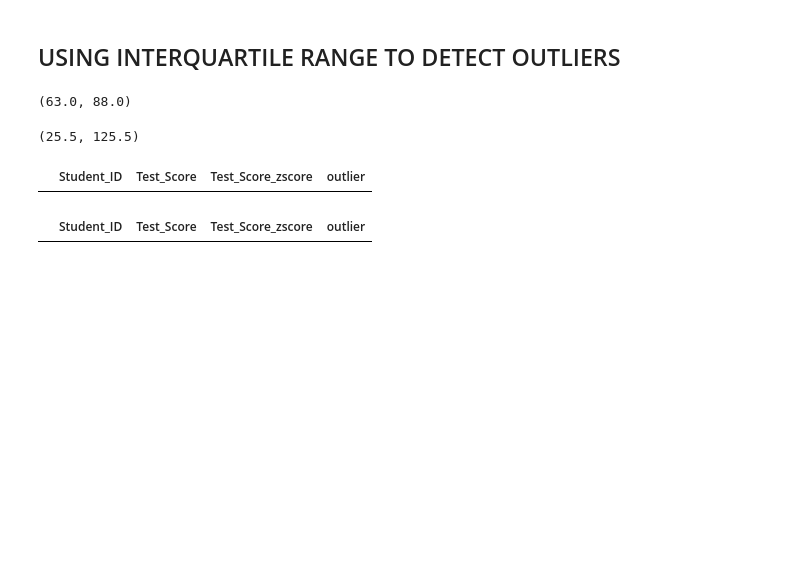
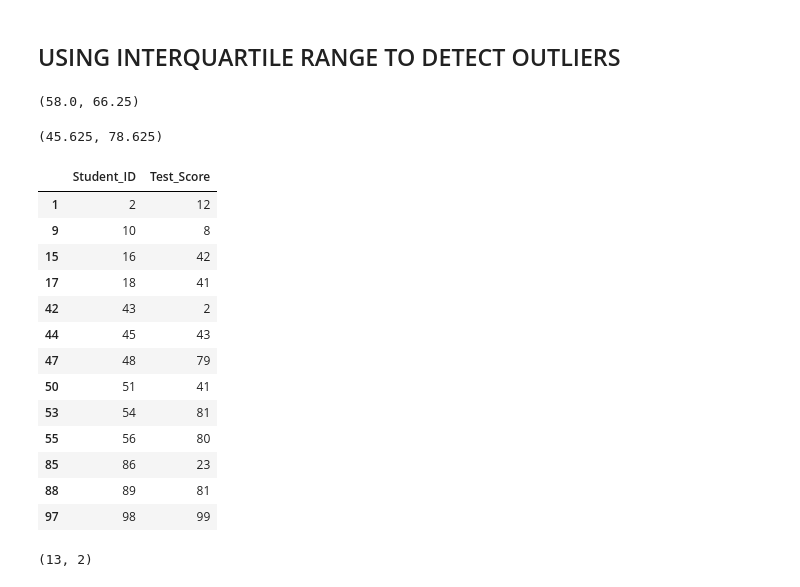
Before and after one commit to Samsonasumu/PYTHON-DATA-SCIENCE, a Jupyter notebook: outliers.ipynb, the cells around one changed output. Cells and saved outputs as stored; diff of their text form; code cells hidden in the pictures; blank space fills up the shorter version.

```diff
--- a/outliers.ipynb
+++ b/outliers.ipynb
@@ -76,9 +73,11 @@ df.loc[df.outlier==1]
+# %%
+df_q = pd.read_csv("/content/grades (1).csv")
 # %%
-Q1= df.Test_Score.quantile(0.25)
-Q3= df.Test_Score.quantile(0.75)
+Q1= df_q.Test_Score.quantile(0.25)
+Q3= df_q.Test_Score.quantile(0.75)
 Q1, Q3
 # %% [output]
-(63.0, 88.0)
+(58.0, 66.25)
 # %%
 IQR = Q3-Q1
 # %%
@@ -86,13 +85,26 @@ lower_limit = Q1-1.5*IQR
 upper_limit = Q3+1.5*IQR
 lower_limit, upper_limit
 # %% [output]
-(25.5, 125.5)
+(45.625, 78.625)
 # %%
-df[(df.Test_Score<lower_limit)|(df.Test_Score> upper_limit) ]
+df_q[(df_q.Test_Score<lower_limit)|(df_q.Test_Score> upper_limit) ]
 # %% [output]
-|  | Student_ID | Test_Score | Test_Score_zscore | outlier |
+|  | Student_ID | Test_Score |
+| 1 | 2 | 12 |
+| 9 | 10 | 8 |
+| 15 | 16 | 42 |
+| 17 | 18 | 41 |
+| 42 | 43 | 2 |
+| 44 | 45 | 43 |
+| 47 | 48 | 79 |
+| 50 | 51 | 41 |
+| 53 | 54 | 81 |
+| 55 | 56 | 80 |
+| 85 | 86 | 23 |
+| 88 | 89 | 81 |
+| 97 | 98 | 99 |
 # %%
-df_no_outliers = df[(df.Test_Score<lower_limit)|(df.Test_Score> upper_limit) ]
-df_no_outliers
+df_no_outliers = df_q[(df_q.Test_Score<lower_limit)|(df_q.Test_Score> upper_limit) ]
+df_no_outliers.shape
 # %% [output]
-|  | Student_ID | Test_Score | Test_Score_zscore | outlier |
+(13, 2)
```
Also changed, not shown: parts of 7 cells of this notebook.
